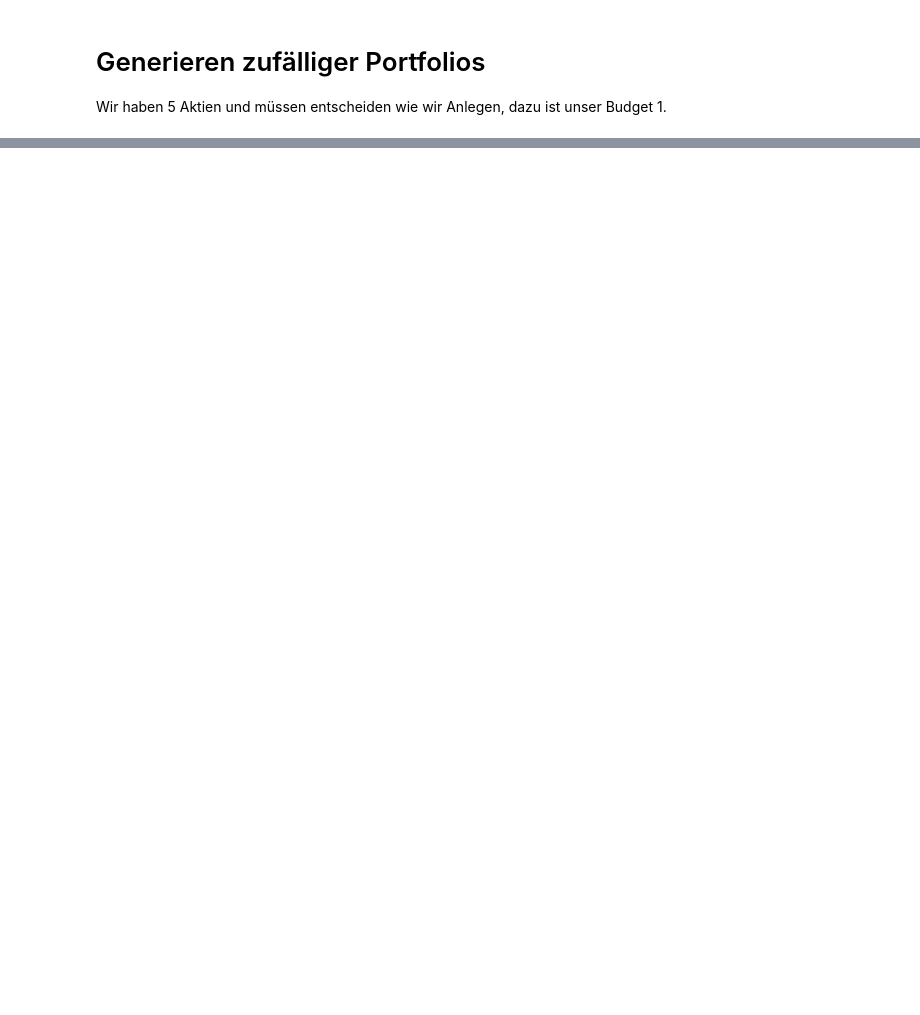
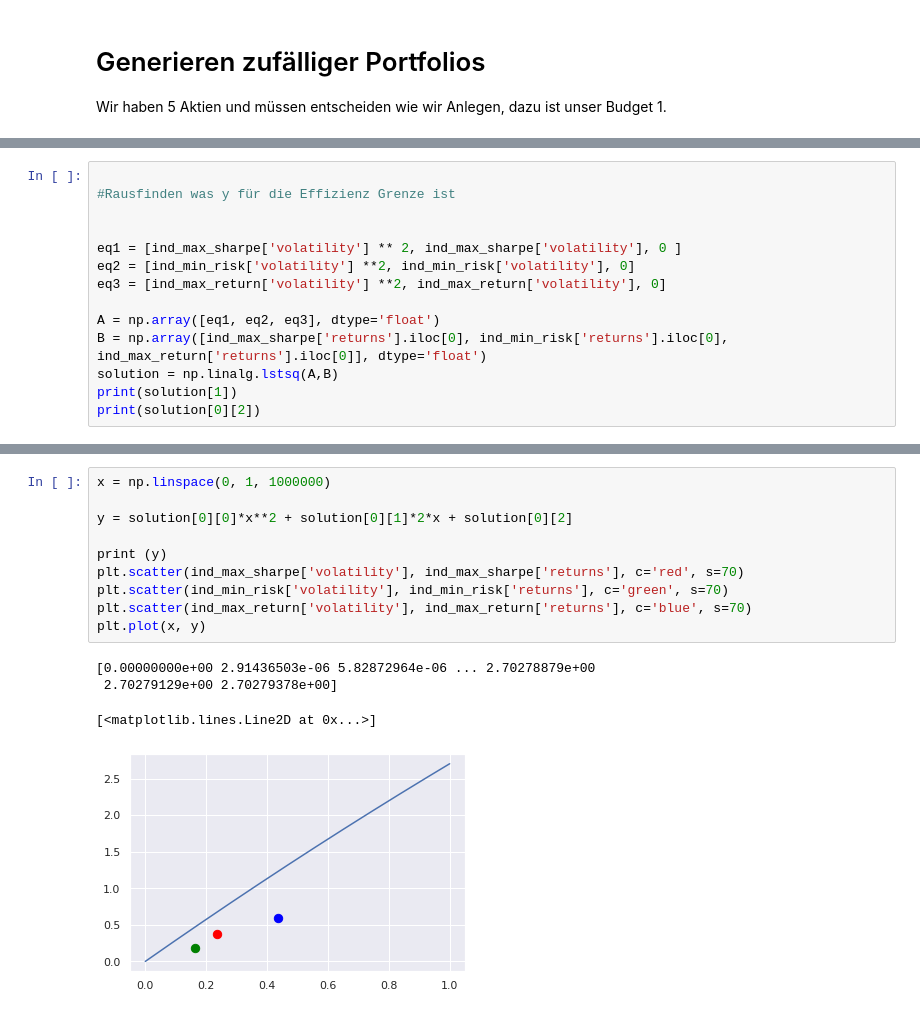
Before and after one commit to johannesgoebel/efficient_frontier, a Jupyter notebook: effiency_frontier.ipynb, the cells around one changed output, grey strips where cells are left out. Saved outputs shown, nothing was run; the diff lists cells and outputs as text; blank space fills up the shorter version.

```diff
--- a/effiency_frontier.ipynb
+++ b/effiency_frontier.ipynb
@@ -132,0 +159,14 @@ Text(0, 0.5, 'Returns')
+# %%
+
+#Rausfinden was y für die Effizienz Grenze ist
+
+
+eq1 = [ind_max_sharpe['volatility'] ** 2, ind_max_sharpe['volatility'], 0 ]
+eq2 = [ind_min_risk['volatility'] **2, ind_min_risk['volatility'], 0]
+eq3 = [ind_max_return['volatility'] **2, ind_max_return['volatility'], 0]
+
+A = np.array([eq1, eq2, eq3], dtype='float')
+B = np.array([ind_max_sharpe['returns'].iloc[0], ind_min_risk['returns'].iloc[0], ind_max_return['returns'].iloc[0]], dtype='float')
+solution = np.linalg.lstsq(A,B)
+print(solution[1])
+print(solution[0][2])
@@ -132,0 +178,15 @@ Text(0, 0.5, 'Returns')
+# %%
+x = np.linspace(0, 1, 1000000)
+
+y = solution[0][0]*x**2 + solution[0][1]*2*x + solution[0][2]
+
+print (y)
+plt.scatter(ind_max_sharpe['volatility'], ind_max_sharpe['returns'], c='red', s=70)
+plt.scatter(ind_min_risk['volatility'], ind_min_risk['returns'], c='green', s=70)
+plt.scatter(ind_max_return['volatility'], ind_max_return['returns'], c='blue', s=70)
+plt.plot(x, y)
+# %% [output]
+[0.00000000e+00 2.91436503e-06 5.82872964e-06 ... 2.70278879e+00
+ 2.70279129e+00 2.70279378e+00]
+[<matplotlib.lines.Line2D at 0x...>]
+[figure, added]
```
Also changed, not shown: parts of 14 cells of this notebook.
